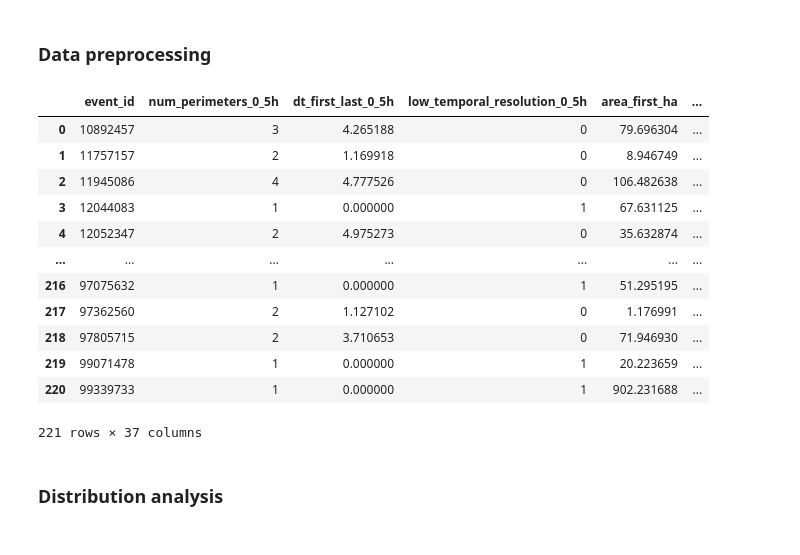
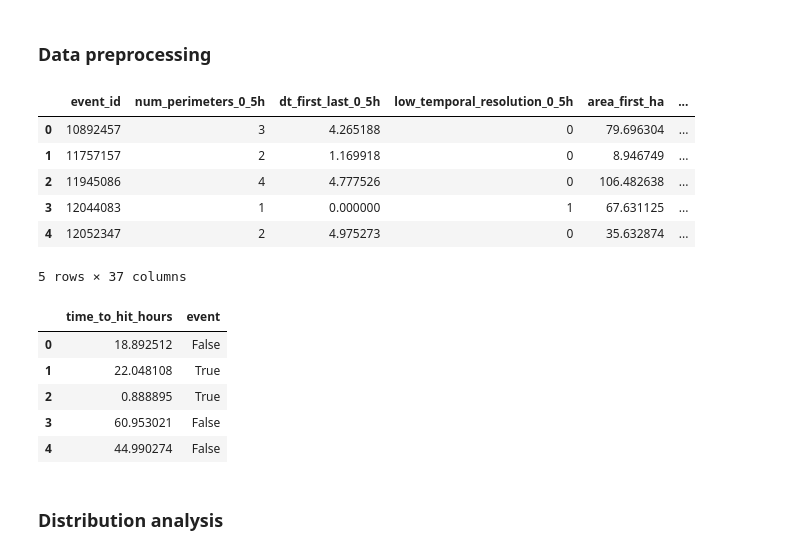
Before and after one commit to ChuongLe279/Kaggle-Competition, a Jupyter notebook: WiDSWorldWide_GlobalDathon26/main.ipynb, the cells around one changed output. Drawn from its saved outputs; the diff is of its cells as text; code cells hidden in the pictures.

```diff
--- a/WiDSWorldWide_GlobalDathon26/main.ipynb
+++ b/WiDSWorldWide_GlobalDathon26/main.ipynb
@@ -21,26 +23,18 @@ warnings.filterwarnings('ignore')
 # %%
 #Load data
 train = pd.read_csv('Data/train.csv')
 test = pd.read_csv('Data/test.csv')
 meta = pd.read_csv('Data/metaData.csv')
 
-df = train
-
 #Convert to pd.Dataframe
 train = pd.DataFrame(train)
 test = pd.DataFrame(test)
-train
+train.head()
 # %% [output]
 |  | event_id | num_perimeters_0_5h | dt_first_last_0_5h | low_temporal_resolution_0_5h | area_first_ha | ... |
 | 0 | 10892457 | 3 | 4.265188 | 0 | 79.696304 | ... |
 | 1 | 11757157 | 2 | 1.169918 | 0 | 8.946749 | ... |
 | 2 | 11945086 | 4 | 4.777526 | 0 | 106.482638 | ... |
 | 3 | 12044083 | 1 | 0.000000 | 1 | 67.631125 | ... |
 | 4 | 12052347 | 2 | 4.975273 | 0 | 35.632874 | ... |
-| ... | ... | ... | ... | ... | ... | ... |
-| 216 | 97075632 | 1 | 0.000000 | 1 | 51.295195 | ... |
-| 217 | 97362560 | 2 | 1.127102 | 0 | 1.176991 | ... |
-| 218 | 97805715 | 2 | 3.710653 | 0 | 71.946930 | ... |
-| 219 | 99071478 | 1 | 0.000000 | 1 | 20.223659 | ... |
-| 220 | 99339733 | 1 | 0.000000 | 1 | 902.231688 | ... |
-221 rows × 37 columns
+5 rows × 37 columns
@@ -46,0 +49,9 @@ train
+# %%
+y_train.head(5)
+# %% [output]
+|  | time_to_hit_hours | event |
+| 0 | 18.892512 | False |
+| 1 | 22.048108 | True |
+| 2 | 0.888895 | True |
+| 3 | 60.953021 | False |
+| 4 | 44.990274 | False |
```
Also changed, not shown: parts of 23 cells of this notebook.
